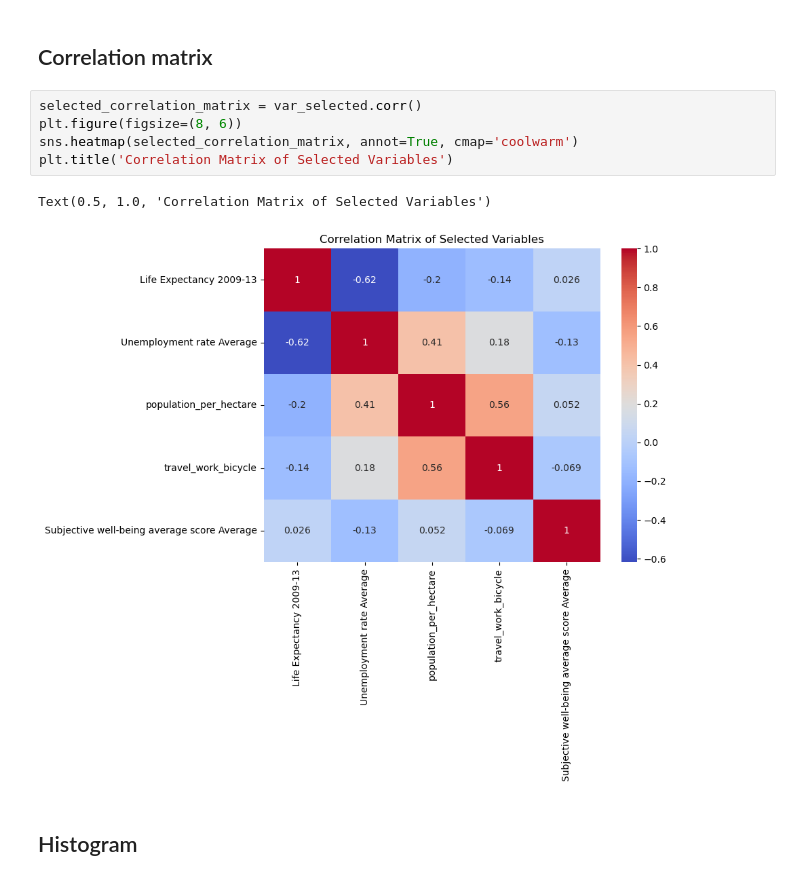
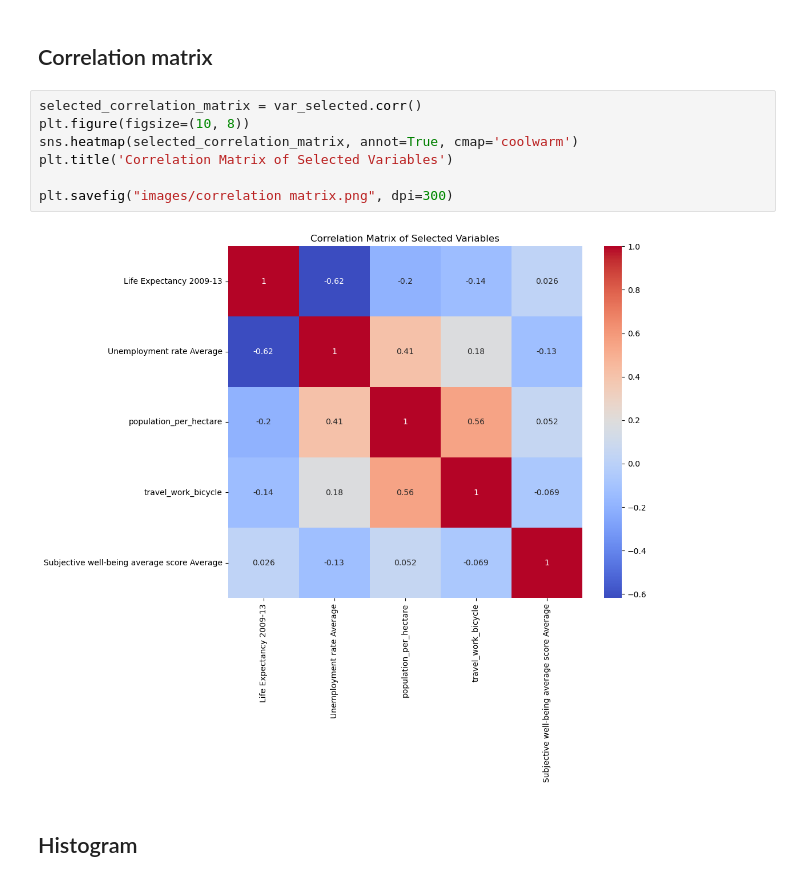
Before and after one commit to ZimengSong1996/Subjective_Well-being_Model_London, a Jupyter notebook: Data_presentation.ipynb, the cells around one changed output. Cells and saved outputs as stored; diff of their text form.

```diff
--- a/Data_presentation.ipynb
+++ b/Data_presentation.ipynb
@@ -32,12 +32,13 @@ selected_descriptive_stats
 ## Correlation matrix
 # %%
 selected_correlation_matrix = var_selected.corr()
-plt.figure(figsize=(8, 6))
+plt.figure(figsize=(10, 8))
 sns.heatmap(selected_correlation_matrix, annot=True, cmap='coolwarm')
 plt.title('Correlation Matrix of Selected Variables')
+
+plt.savefig("images/correlation matrix.png", dpi=300)
 # %% [output]
-Text(0.5, 1.0, 'Correlation Matrix of Selected Variables')
-[figure, old version]
+[figure, new version]
 # %% [markdown]
 ## Histogram
 # %%
```
Also changed, not shown: parts of 3 cells of this notebook, 7 other files.
